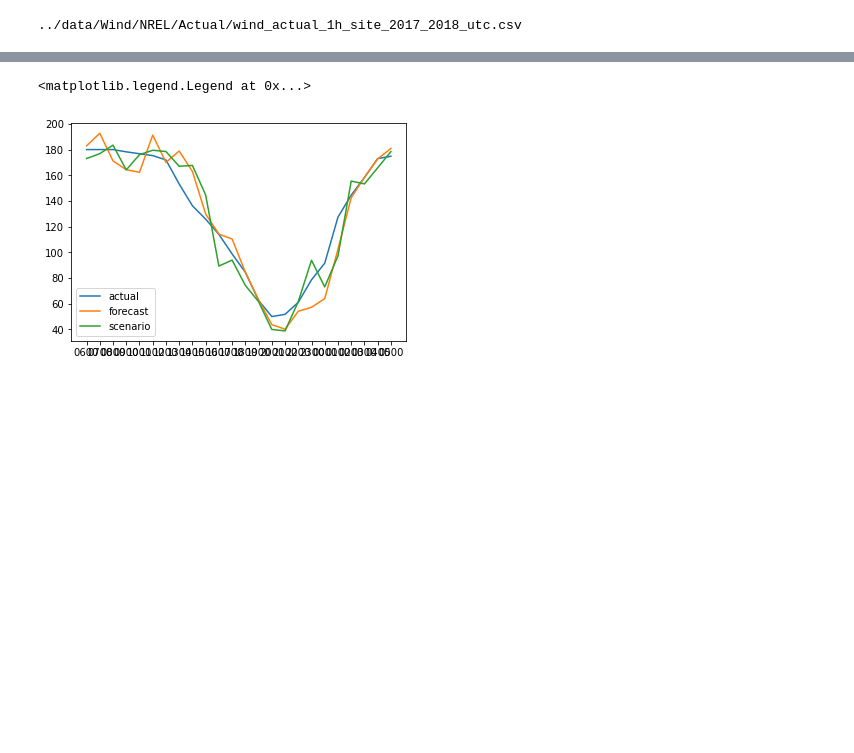
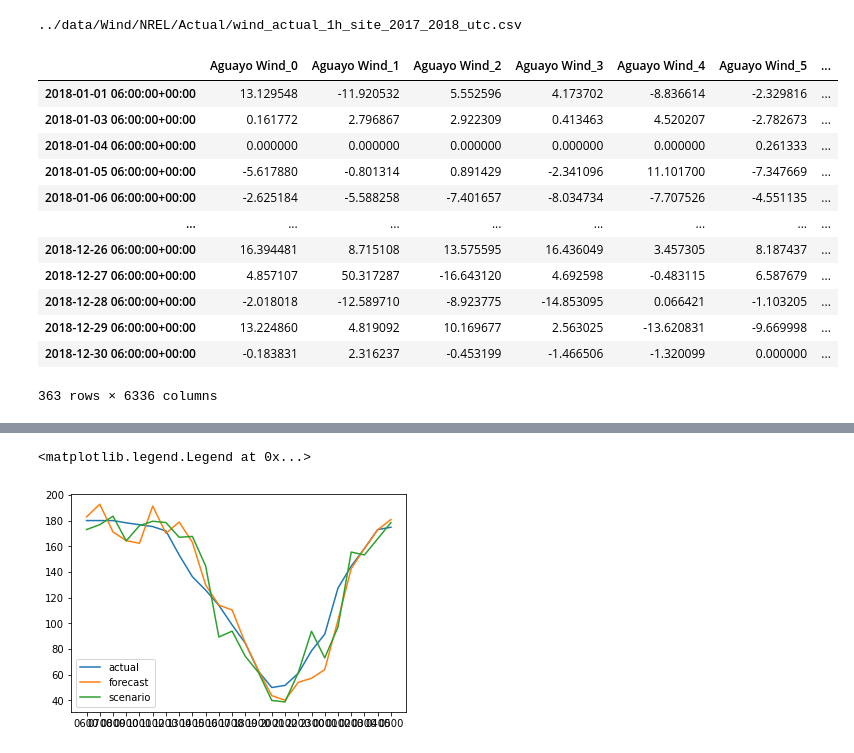
Before and after one commit to PrincetonUniversity/PGscen, a Jupyter notebook: example/day_head_wind_scenario.ipynb, the cells around one changed output, grey strips where cells are left out. Drawn from its saved outputs; the diff is of its cells as text; code cells hidden in the pictures; blank space fills up the shorter version.

```diff
--- a/example/day_head_wind_scenario.ipynb
+++ b/example/day_head_wind_scenario.ipynb
@@ -31,4 +33,20 @@ wind_site_future_forecast_df = wind_site_forecast_df[wind_site_forecast_df['Fore
 md,gen = create_day_ahead_wind_scenario(nscen,scenario_start_time,wind_meta_df,wind_site_list,wind_site_hist_actual_df,
             wind_site_hist_forecast_df,wind_site_future_actual_df,wind_site_future_forecast_df,scen_dir,
             return_model=True,return_generator=True)
+# %%
+md.hist_deviation_df
+# %% [output]
+|  | Aguayo Wind_0 | Aguayo Wind_1 | Aguayo Wind_2 | Aguayo Wind_3 | Aguayo Wind_4 | Aguayo Wind_5 | ... |
+| 2018-01-01 06:00:00+00:00 | 13.129548 | -11.920532 | 5.552596 | 4.173702 | -8.836614 | -2.329816 | ... |
+| 2018-01-03 06:00:00+00:00 | 0.161772 | 2.796867 | 2.922309 | 0.413463 | 4.520207 | -2.782673 | ... |
+| 2018-01-04 06:00:00+00:00 | 0.000000 | 0.000000 | 0.000000 | 0.000000 | 0.000000 | 0.261333 | ... |
+| 2018-01-05 06:00:00+00:00 | -5.617880 | -0.801314 | 0.891429 | -2.341096 | 11.101700 | -7.347669 | ... |
+| 2018-01-06 06:00:00+00:00 | -2.625184 | -5.588258 | -7.401657 | -8.034734 | -7.707526 | -4.551135 | ... |
+| ... | ... | ... | ... | ... | ... | ... | ... |
+| 2018-12-26 06:00:00+00:00 | 16.394481 | 8.715108 | 13.575595 | 16.436049 | 3.457305 | 8.187437 | ... |
+| 2018-12-27 06:00:00+00:00 | 4.857107 | 50.317287 | -16.643120 | 4.692598 | -0.483115 | 6.587679 | ... |
+| 2018-12-28 06:00:00+00:00 | -2.018018 | -12.589710 | -8.923775 | -14.853095 | 0.066421 | -1.103205 | ... |
+| 2018-12-29 06:00:00+00:00 | 13.224860 | 4.819092 | 10.169677 | 2.563025 | -13.620831 | -9.669998 | ... |
+| 2018-12-30 06:00:00+00:00 | -0.183831 | 2.316237 | -0.453199 | -1.466506 | -1.320099 | 0.000000 | ... |
+363 rows × 6336 columns
 # %%
```
Also changed, not shown: parts of 3 cells of this notebook, 7 other files.
